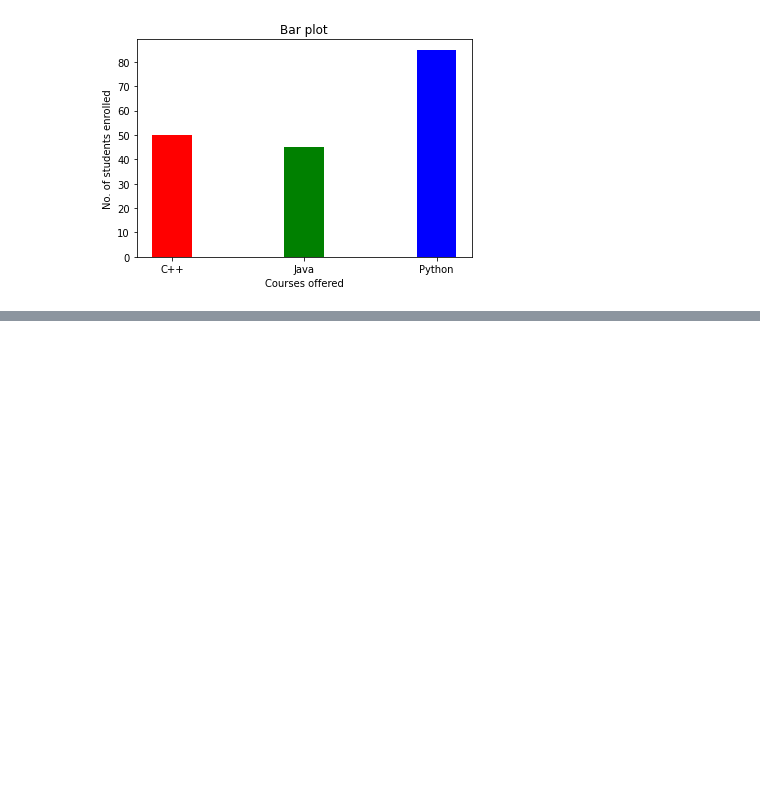
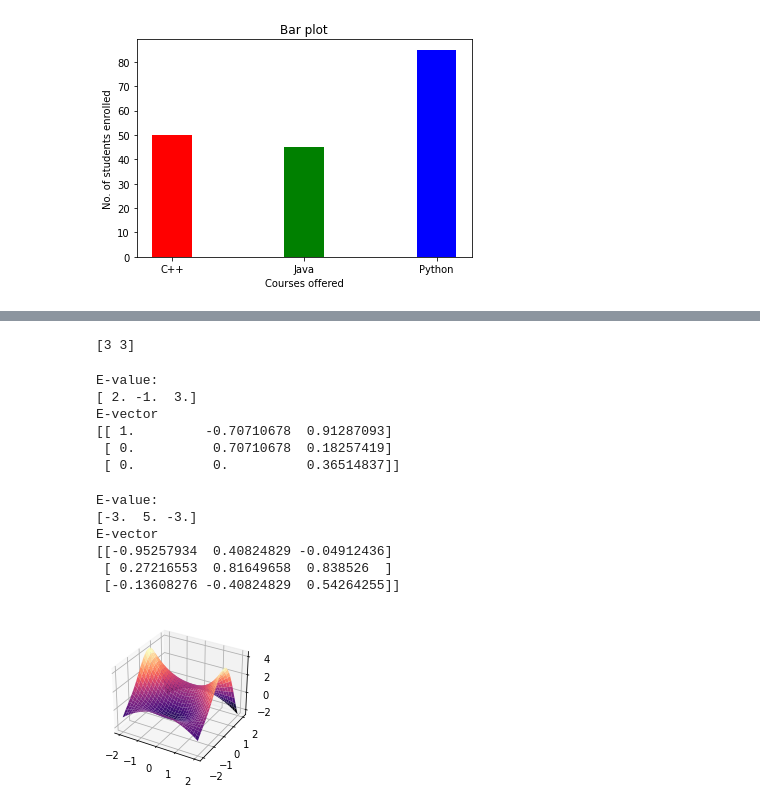
Before and after one commit to 4bdul4ziz/Jupyter-Lab, a Jupyter notebook: meth.ipynb, the cells around one changed output, grey strips where cells are left out. Drawn from its saved outputs; the diff is of its cells as text; code cells hidden in the pictures; blank space fills up the shorter version.

Commit message:
new graph plots

```diff
--- a/meth.ipynb
+++ b/meth.ipynb
@@ -268,0 +316,52 @@ plt.show()
+# %%
+#find the rank of the matrix
+import numpy as np
+import matplotlib.pyplot as plt
+import scipy.linalg as la
+
+A = np.array([[2, 3, 1], [0, -1, 2], [0, 0, 3]])
+B = np.array([[-2, 2, -3], [2, 1, -6], [-1, -2, 0]])
+rank = np.array([np.linalg.matrix_rank(A), np.linalg.matrix_rank(B)])
+print(rank)
+# %% [output]
+[3 3]
+# %%
+#find the eigenvalues and eigenvectors of the matrix and plot them
+import numpy as np
+import matplotlib.pyplot as plt
+import scipy.linalg as la
+
+
+a=np.array([[2,3,1], [0,-1,2], [0,0,3]])
+w,v= np.linalg.eig(a)
+print("E-value:")
+print(w)
+print("E-vector")
+print(v)
+# %% [output]
+E-value:
+[ 2. -1.  3.]
+E-vector
+[[ 1.         -0.70710678  0.91287093]
+ [ 0.          0.70710678  0.18257419]
+ [ 0.          0.          0.36514837]]
+# %%
+#find the eigenvalues and eigenvectors of the matrix and plot them
+import numpy as np
+import matplotlib.pyplot as plt
+import scipy.linalg as la
+
+
+a = np.array([[-2, 2, -3], [2, 1, -6], [-1, -2, 0]])
+w, v = np.linalg.eig(a)
+print("E-value:")
+print(w)
+print("E-vector")
+print(v)
+# %% [output]
+E-value:
+[-3.  5. -3.]
+E-vector
+[[-0.95257934  0.40824829 -0.04912436]
+ [ 0.27216553  0.81649658  0.838526  ]
+ [-0.13608276 -0.40824829  0.54264255]]
@@ -268,0 +370,14 @@ plt.show()
+# %%
+from cmath import cos
+from matplotlib import projections
+import numpy as np
+import matplotlib.pyplot as plt
+fig = plt.figure()
+ax = fig.add_subplot(1, 2, 1, projection='3d')
+x = np.outer(np.linspace(-2, 2, 30), np.ones(30))
+y = x.copy().T
+z = ((x**2)*np.cos(y)+np.sin(2*y))
+ax.plot_surface(x, y, z, cmap='magma', edgecolor='none')
+plt.show()
+# %% [output]
+[figure, added]
```
Also changed, not shown: parts of 4 cells of this notebook.
